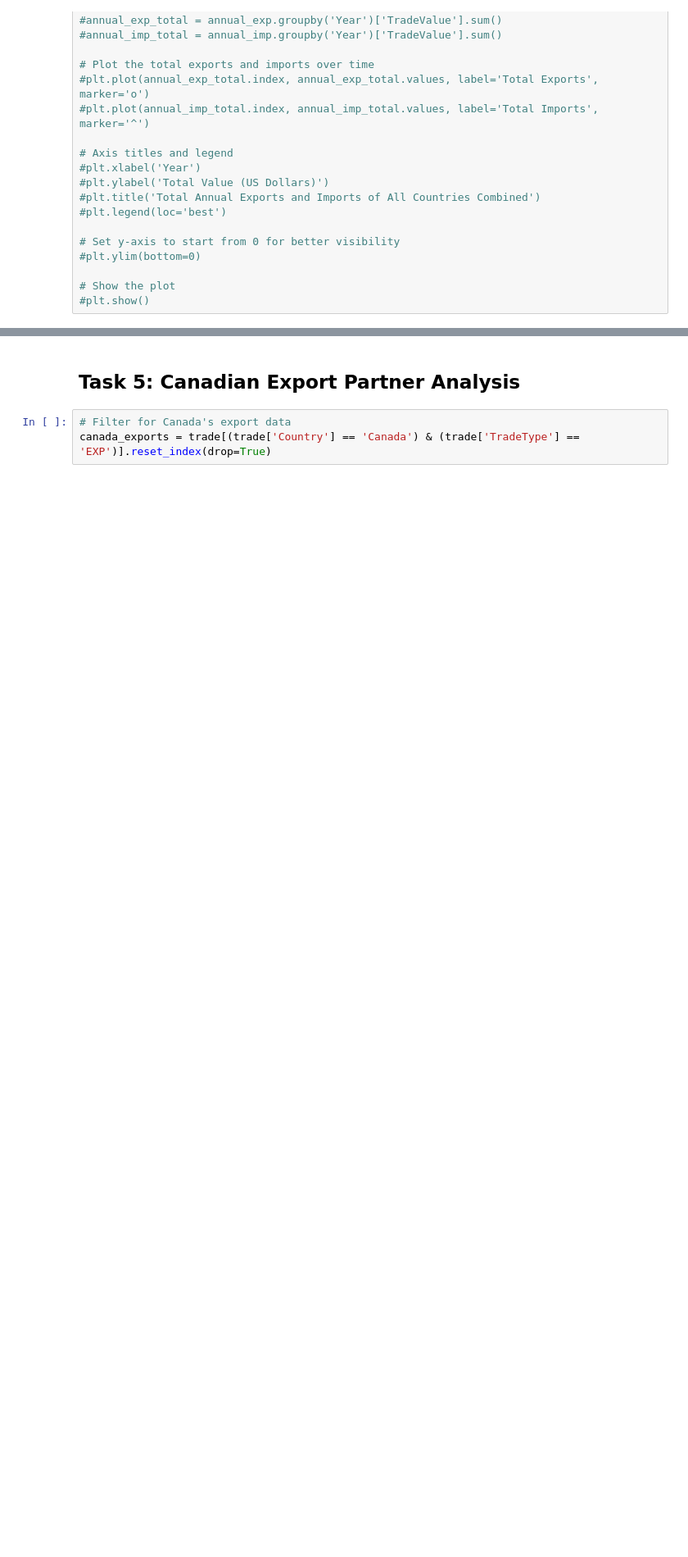
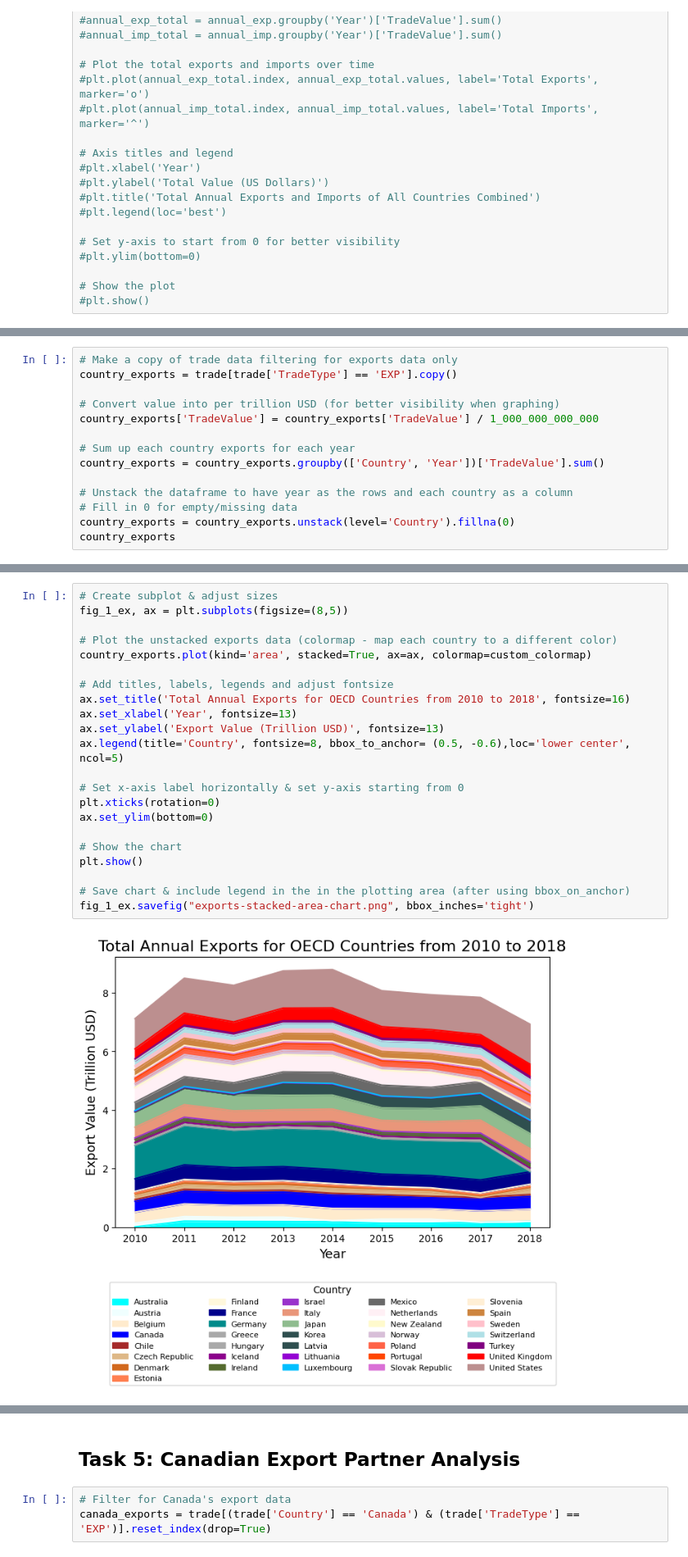
Before and after one commit to colinjia667/rsm371a3, a Jupyter notebook: A3.ipynb, the cells around one changed output, grey strips where cells are left out. Shown at 82% size. Cells and saved outputs as stored; diff of their text form; blank space fills up the shorter version.

```diff
--- a/A3.ipynb
+++ b/A3.ipynb
@@ -287,0 +313,14 @@ plt.show()
+# %%
+# Make a copy of trade data filtering for exports data only
+country_exports = trade[trade['TradeType'] == 'EXP'].copy()
+
+# Convert value into per trillion USD (for better visibility when graphing)
+country_exports['TradeValue'] = country_exports['TradeValue'] / 1_000_000_000_000
+
+# Sum up each country exports for each year
+country_exports = country_exports.groupby(['Country', 'Year'])['TradeValue'].sum()
+
+# Unstack the dataframe to have year as the rows and each country as a column
+# Fill in 0 for empty/missing data
+country_exports = country_exports.unstack(level='Country').fillna(0)
+country_exports
@@ -287,0 +342,24 @@ plt.show()
+# %%
+# Create subplot & adjust sizes
+fig_1_ex, ax = plt.subplots(figsize=(8,5))
+
+# Plot the unstacked exports data (colormap - map each country to a different color)
+country_exports.plot(kind='area', stacked=True, ax=ax, colormap=custom_colormap)
+
+# Add titles, labels, legends and adjust fontsize
+ax.set_title('Total Annual Exports for OECD Countries from 2010 to 2018', fontsize=16)
+ax.set_xlabel('Year', fontsize=13)
+ax.set_ylabel('Export Value (Trillion USD)', fontsize=13)
+ax.legend(title='Country', fontsize=8, bbox_to_anchor= (0.5, -0.6),loc='lower center', ncol=5)
+
+# Set x-axis label horizontally & set y-axis starting from 0
+plt.xticks(rotation=0)
+ax.set_ylim(bottom=0)
+
+# Show the chart
+plt.show()
+
+# Save chart & include legend in the in the plotting area (after using bbox_on_anchor)
+fig_1_ex.savefig("exports-stacked-area-chart.png", bbox_inches='tight')
+# %% [output]
+[figure, added]
```
Also changed, not shown: parts of 28 cells of this notebook.
